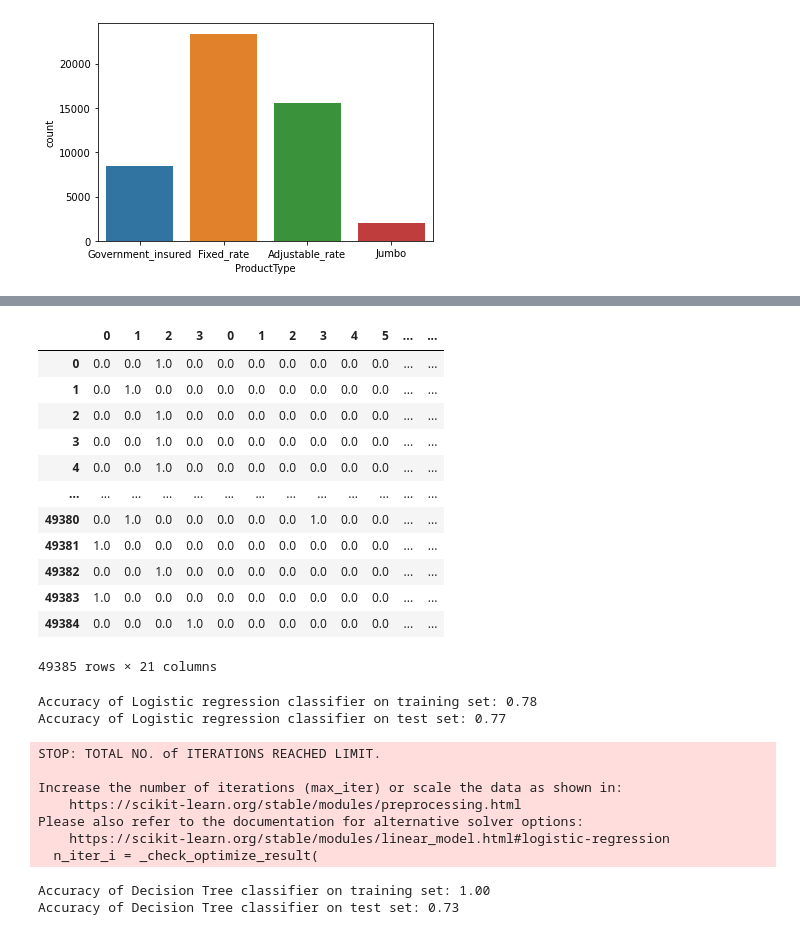
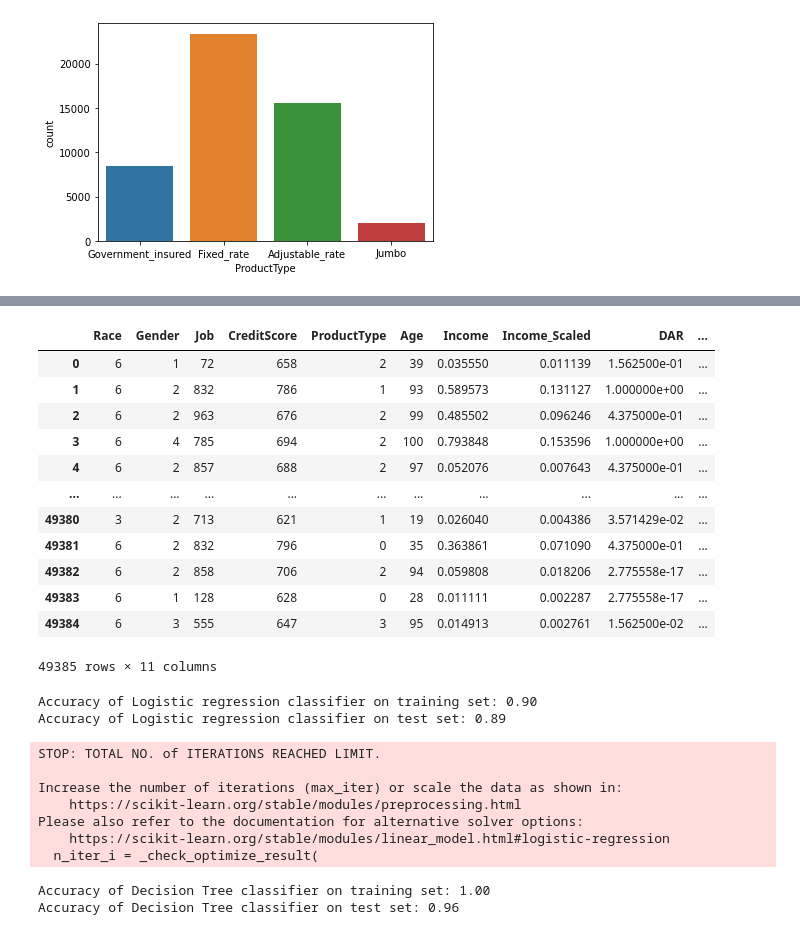
Before and after one commit to Amantux/Finastra_IWD_Hack, a Jupyter notebook: Jupyter_Loan_Demograhic_data.ipynb, the cells around one changed output, grey strips where cells are left out. Cells and saved outputs as stored; diff of their text form; code cells hidden in the pictures.

Commit message:
Added additional data
Fixed tokening certain columns

```diff
--- a/Jupyter_Loan_Demograhic_data.ipynb
+++ b/Jupyter_Loan_Demograhic_data.ipynb
@@ -201,0 +223,16 @@ enc2 = OneHotEncoder(handle_unknown='ignore')
+# %%
+Tracked_Features = ['Race','Gender','Job', 'CreditScore', 'ProductType', 'Age']
+labelencoder = LabelEncoder()
+gender_encoder = LabelEncoder()
+title_encoder = LabelEncoder()
+product_type_encoder = LabelEncoder()
+Analyze_DF = pd.DataFrame()
+Analyze_DF['Race'] = labelencoder.fit_transform(Merged_Loan_Data_2['Max'].astype(str))
+Analyze_DF['Gender'] = gender_encoder.fit_transform(Merged_Loan_Data_2['Gender'].astype(str))
+Analyze_DF['Job'] = title_encoder.fit_transform(Merged_Loan_Data_2['Job'].astype(str))
+Analyze_DF['Age'] = Merged_Loan_Data_2['Age']
+Analyze_DF['CreditScore'] = Merged_Loan_Data_2['CreditScore_x']
+Analyze_DF['ProductType'] = title_encoder.fit_transform(Merged_Loan_Data_2['ProductType'].astype(str))
+#Merged_Loan_Data_2['Max'] = labelencoder.fit_transform(Merged_Loan_Data_2['Gender'])
+##enc_df.join(pd.DataFrame(scaler.fit_transform(Merged_Loan_Data_2[['Income_x']])))
+Analyze_DF
@@ -202,30 +253,29 @@ enc2 = OneHotEncoder(handle_unknown='ignore')
 # %%
 #Merged_Loan_Data_2['LoanStatus'].map({'Approved': '1', 'Rejected': '0'})
-feature_names = ['Gender']
-X = Merged_Loan_Data_2[feature_names]
+X = Analyze_DF[Tracked_Features]
 y = Merged_Loan_Data_2['LoanStatus'].map({'Approved': '1', 'Rejected': '0'})
 
 
-enc.fit(X)
-OneHotEncoder(handle_unknown='ignore') #ignore not known data
-enc.categories_
-enc.transform(X)
-enc_df = pd.DataFrame(enc.fit_transform(Merged_Loan_Data_2[['Gender']]).toarray())
+#enc.fit(X)
+#OneHotEncoder(handle_unknown='ignore') #ignore not known data
+#enc.categories_
+#enc.transform(X)
+#enc_df = pd.DataFrame(enc.fit_transform(Merged_Loan_Data_2[['Gender']]).toarray())
 scaler = MinMaxScaler()
 
-##enc_df.join(pd.DataFrame(scaler.fit_transform(Merged_Loan_Data_2[['Income_x']])))
-X = enc_df
+# creating instance of labelencoder
+
 X['Income'] = (scaler.fit_transform(Merged_Loan_Data_2[['Income_x']]))
 X['Income_Scaled'] = (scaler.fit_transform(Merged_Loan_Data_2[['Income_Vs_Avg']]))
 X['DAR'] = (scaler.fit_transform(Merged_Loan_Data_2[['Debt_Asset_ratio']]))
 X['HVAM'] = (scaler.fit_transform(Merged_Loan_Data_2[['Home_Value_Against_median']]))
+X['Credit_Incidents']= (scaler.fit_transform(Merged_Loan_Data_2[['CreditIncidents']]))
 
-
-Merged_Loan_Data_2['Max'].fillna('Unknown', inplace=True)
-enc2.fit(Merged_Loan_Data_2[['Max']])
-enc2.categories_
-enc2.transform(Merged_Loan_Data_2[['Max']])
-X = pd.concat([pd.DataFrame(enc2.fit_transform(Merged_Loan_Data_2[['Max']]).toarray()),X.reset_index(drop=True)], axis=1)
-X = pd.concat([pd.DataFrame(enc2.fit_transform(Merged_Loan_Data_2[['ProductType']]).toarray()),X.reset_index(drop=True)], axis=1)
+#Merged_Loan_Data_2['Max'].fillna('Unknown', inplace=True)
+#enc2.fit(Merged_Loan_Data_2[['Max']])
+#enc2.categories_
+#enc2.transform(Merged_Loan_Data_2[['Max']])
+#X = pd.concat([pd.DataFrame(enc2.fit_transform(Merged_Loan_Data_2[['Max']]).toarray()),X.reset_index(drop=True)], axis=1)
+#X = pd.concat([pd.DataFrame(enc2.fit_transform(Merged_Loan_Data_2[['ProductType']]).toarray()),X.reset_index(drop=True)], axis=1)
 X
 # %% [output]
@@ -232,16 +299,16 @@ X
-|  | 0 | 1 | 2 | 3 | 0 | 1 | 2 | 3 | 4 | 5 | ... | ... |
-| 0 | 0.0 | 0.0 | 1.0 | 0.0 | 0.0 | 0.0 | 0.0 | 0.0 | 0.0 | 0.0 | ... | ... |
-| 1 | 0.0 | 1.0 | 0.0 | 0.0 | 0.0 | 0.0 | 0.0 | 0.0 | 0.0 | 0.0 | ... | ... |
-| 2 | 0.0 | 0.0 | 1.0 | 0.0 | 0.0 | 0.0 | 0.0 | 0.0 | 0.0 | 0.0 | ... | ... |
-| 3 | 0.0 | 0.0 | 1.0 | 0.0 | 0.0 | 0.0 | 0.0 | 0.0 | 0.0 | 0.0 | ... | ... |
-| 4 | 0.0 | 0.0 | 1.0 | 0.0 | 0.0 | 0.0 | 0.0 | 0.0 | 0.0 | 0.0 | ... | ... |
-| ... | ... | ... | ... | ... | ... | ... | ... | ... | ... | ... | ... | ... |
-| 49380 | 0.0 | 1.0 | 0.0 | 0.0 | 0.0 | 0.0 | 0.0 | 1.0 | 0.0 | 0.0 | ... | ... |
-| 49381 | 1.0 | 0.0 | 0.0 | 0.0 | 0.0 | 0.0 | 0.0 | 0.0 | 0.0 | 0.0 | ... | ... |
-| 49382 | 0.0 | 0.0 | 1.0 | 0.0 | 0.0 | 0.0 | 0.0 | 0.0 | 0.0 | 0.0 | ... | ... |
-| 49383 | 1.0 | 0.0 | 0.0 | 0.0 | 0.0 | 0.0 | 0.0 | 0.0 | 0.0 | 0.0 | ... | ... |
-| 49384 | 0.0 | 0.0 | 0.0 | 1.0 | 0.0 | 0.0 | 0.0 | 0.0 | 0.0 | 0.0 | ... | ... |
+|  | Race | Gender | Job | CreditScore | ProductType | Age | Income | Income_Scaled | DAR | ... |
+| 0 | 6 | 1 | 72 | 658 | 2 | 39 | 0.035550 | 0.011139 | 1.562500e-01 | ... |
+| 1 | 6 | 2 | 832 | 786 | 1 | 93 | 0.589573 | 0.131127 | 1.000000e+00 | ... |
+| 2 | 6 | 2 | 963 | 676 | 2 | 99 | 0.485502 | 0.096246 | 4.375000e-01 | ... |
+| 3 | 6 | 4 | 785 | 694 | 2 | 100 | 0.793848 | 0.153596 | 1.000000e+00 | ... |
+| 4 | 6 | 2 | 857 | 688 | 2 | 97 | 0.052076 | 0.007643 | 4.375000e-01 | ... |
+| ... | ... | ... | ... | ... | ... | ... | ... | ... | ... | ... |
+| 49380 | 3 | 2 | 713 | 621 | 1 | 19 | 0.026040 | 0.004386 | 3.571429e-02 | ... |
+| 49381 | 6 | 2 | 832 | 796 | 0 | 35 | 0.363861 | 0.071090 | 4.375000e-01 | ... |
+| 49382 | 6 | 2 | 858 | 706 | 2 | 94 | 0.059808 | 0.018206 | 2.775558e-17 | ... |
+| 49383 | 6 | 1 | 128 | 628 | 0 | 28 | 0.011111 | 0.002287 | 2.775558e-17 | ... |
+| 49384 | 6 | 3 | 555 | 647 | 3 | 95 | 0.014913 | 0.002761 | 1.562500e-02 | ... |
-49385 rows × 21 columns
+49385 rows × 11 columns
 # %%
 X_train, X_test, y_train, y_test = train_test_split(X, y, random_state=0)
 # %%
@@ -253,8 +320,8 @@ print('Accuracy of Logistic regression classifier on training set: {:.2f}'
 print('Accuracy of Logistic regression classifier on test set: {:.2f}'
      .format(logreg.score(X_test, y_test)))
 # %% [output]
-Accuracy of Logistic regression classifier on training set: 0.78
-Accuracy of Logistic regression classifier on test set: 0.77
+Accuracy of Logistic regression classifier on training set: 0.90
+Accuracy of Logistic regression classifier on test set: 0.89
 STOP: TOTAL NO. of ITERATIONS REACHED LIMIT.
 
 Increase the number of iterations (max_iter) or scale the data as shown in:
@@ -271,7 +338,7 @@ print('Accuracy of Decision Tree classifier on test set: {:.2f}'
      .format(clf.score(X_test, y_test)))
 # %% [output]
 Accuracy of Decision Tree classifier on training set: 1.00
-Accuracy of Decision Tree classifier on test set: 0.73
+Accuracy of Decision Tree classifier on test set: 0.96
 # %%
 from sklearn.neighbors import KNeighborsClassifier
 knn = KNeighborsClassifier()
```
Also changed, not shown: parts of 7 cells of this notebook.
